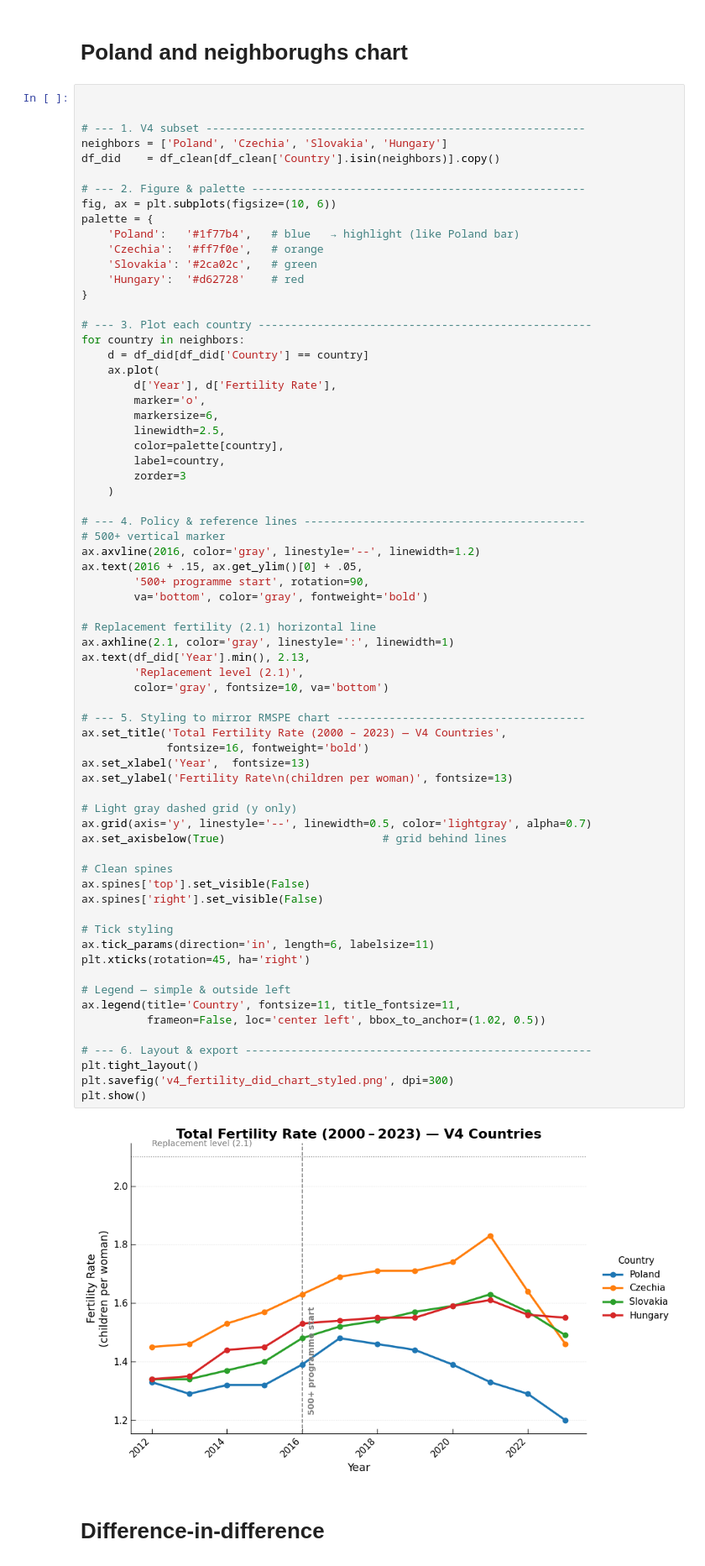
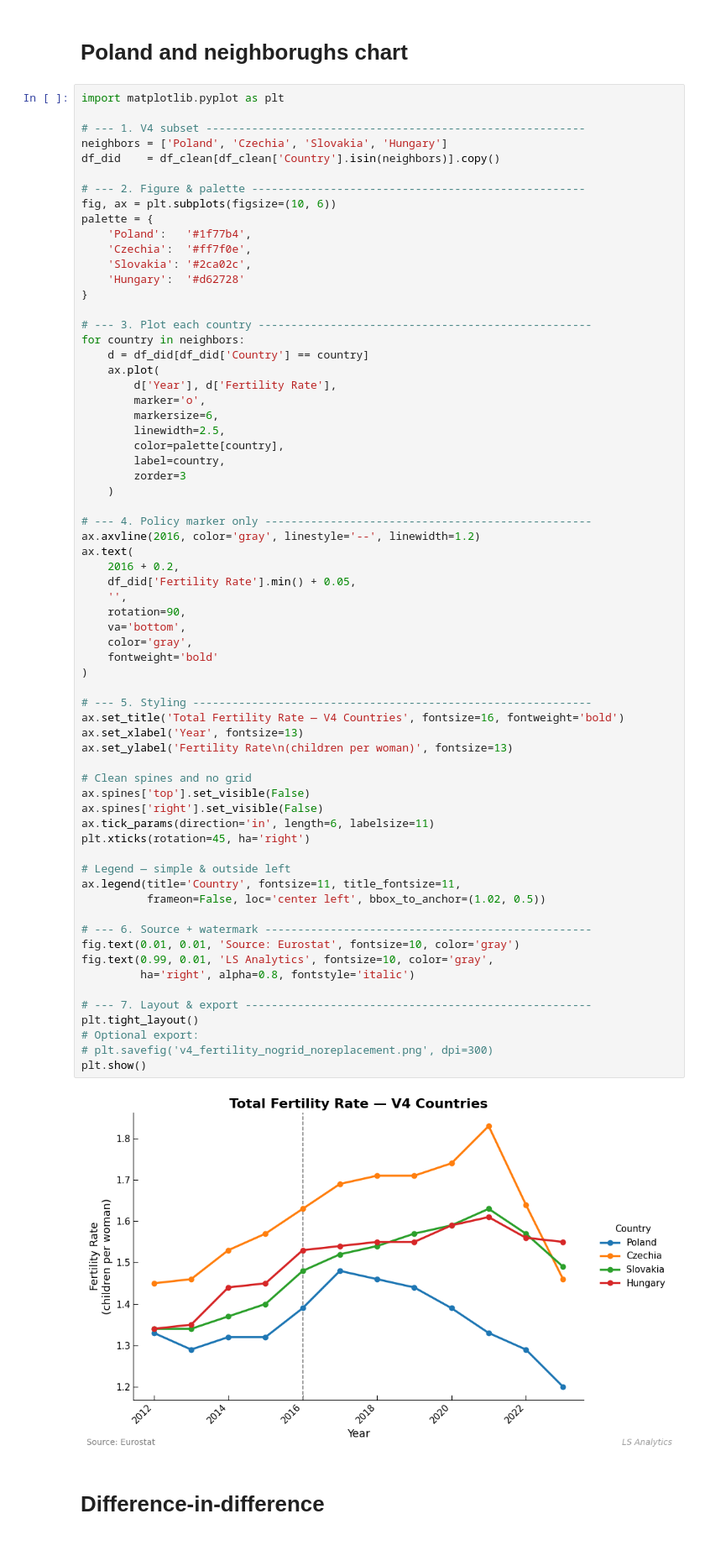
Before and after one commit to LSzubelak/ls-projects, a Jupyter notebook: Impact_500_program/500+_program_fertility_rate.ipynb, the cells around one changed output. Shown: that part at 84% size. Saved outputs shown, nothing was run; the diff lists cells and outputs as text.

```diff
--- a/Impact_500_program/500+_program_fertility_rate.ipynb
+++ b/Impact_500_program/500+_program_fertility_rate.ipynb
@@ -197,7 +228,7 @@ plt.show()
 # %% [markdown]
 # Poland and neighborughs chart
 # %%
-
+import matplotlib.pyplot as plt
 
 # --- 1. V4 subset ----------------------------------------------------------
 neighbors = ['Poland', 'Czechia', 'Slovakia', 'Hungary']
@@ -206,66 +237,64 @@ df_did    = df_clean[df_clean['Country'].isin(neighbors)].copy()
 # --- 2. Figure & palette ---------------------------------------------------
 fig, ax = plt.subplots(figsize=(10, 6))
 palette = {
-    'Poland':   '#1f77b4',   # blue   → highlight (like Poland bar)
-    'Czechia':  '#ff7f0e',   # orange
-    'Slovakia': '#2ca02c',   # green
-    'Hungary':  '#d62728'    # red
+    'Poland':   '#1f77b4',
+    'Czechia':  '#ff7f0e',
+    'Slovakia': '#2ca02c',
+    'Hungary':  '#d62728'
 }
 
 # --- 3. Plot each country ---------------------------------------------------
 for country in neighbors:
     d = df_did[df_did['Country'] == country]
     ax.plot(
         d['Year'], d['Fertility Rate'],
         marker='o',
         markersize=6,
         linewidth=2.5,
         color=palette[country],
         label=country,
         zorder=3
     )
 
-# --- 4. Policy & reference lines -------------------------------------------
-# 500+ vertical marker
+# --- 4. Policy marker only --------------------------------------------------
 ax.axvline(2016, color='gray', linestyle='--', linewidth=1.2)
-ax.text(2016 + .15, ax.get_ylim()[0] + .05,
-        '500+ programme start', rotation=90,
-        va='bottom', color='gray', fontweight='bold')
+ax.text(
+    2016 + 0.2,
+    df_did['Fertility Rate'].min() + 0.05,
+    '',
+    rotation=90,
+    va='bottom',
+    color='gray',
+    fontweight='bold'
+)
 
-# Replacement fertility (2.1) horizontal line
-ax.axhline(2.1, color='gray', linestyle=':', linewidth=1)
-ax.text(df_did['Year'].min(), 2.13,
-        'Replacement level (2.1)',
-        color='gray', fontsize=10, va='bottom')
-
-# --- 5. Styling to mirror RMSPE chart --------------------------------------
-ax.set_title('Total Fertility Rate (2000 – 2023) — V4 Countries',
-             fontsize=16, fontweight='bold')
-ax.set_xlabel('Year',  fontsize=13)
+# --- 5. Styling -------------------------------------------------------------
+ax.set_title('Total Fertility Rate — V4 Countries', fontsize=16, fontweight='bold')
+ax.set_xlabel('Year', fontsize=13)
 ax.set_ylabel('Fertility Rate\n(children per woman)', fontsize=13)
 
-# Light gray dashed grid (y only)
-ax.grid(axis='y', linestyle='--', linewidth=0.5, color='lightgray', alpha=0.7)
-ax.set_axisbelow(True)                        # grid behind lines
-
-# Clean spines
+# Clean spines and no grid
 ax.spines['top'].set_visible(False)
 ax.spines['right'].set_visible(False)
-
-# Tick styling
 ax.tick_params(direction='in', length=6, labelsize=11)
 plt.xticks(rotation=45, ha='right')
 
 # Legend — simple & outside left
 ax.legend(title='Country', fontsize=11, title_fontsize=11,
           frameon=False, loc='center left', bbox_to_anchor=(1.02, 0.5))
 
-# --- 6. Layout & export -----------------------------------------------------
+# --- 6. Source + watermark --------------------------------------------------
+fig.text(0.01, 0.01, 'Source: Eurostat', fontsize=10, color='gray')
+fig.text(0.99, 0.01, 'LS Analytics', fontsize=10, color='gray',
+         ha='right', alpha=0.8, fontstyle='italic')
+
+# --- 7. Layout & export -----------------------------------------------------
 plt.tight_layout()
-plt.savefig('v4_fertility_did_chart_styled.png', dpi=300)
+# Optional export:
+# plt.savefig('v4_fertility_nogrid_noreplacement.png', dpi=300)
 plt.show()
 # %% [output]
-[figure, old version]
+[figure, new version]
 # %% [markdown]
 # Difference-in-difference
 # %%
```
Also changed, not shown: parts of 7 cells of this notebook.
